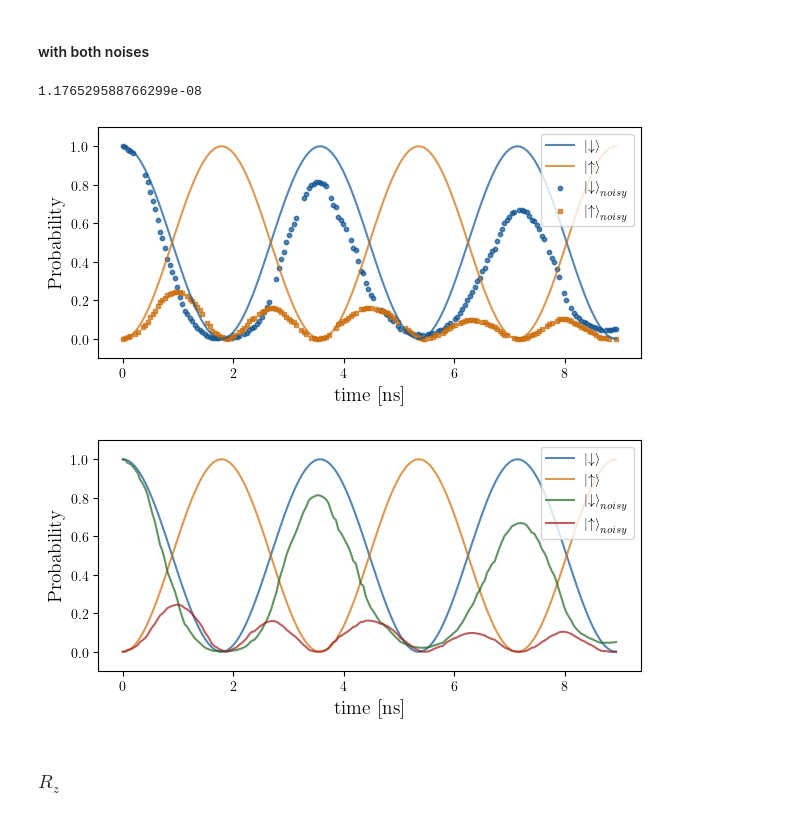
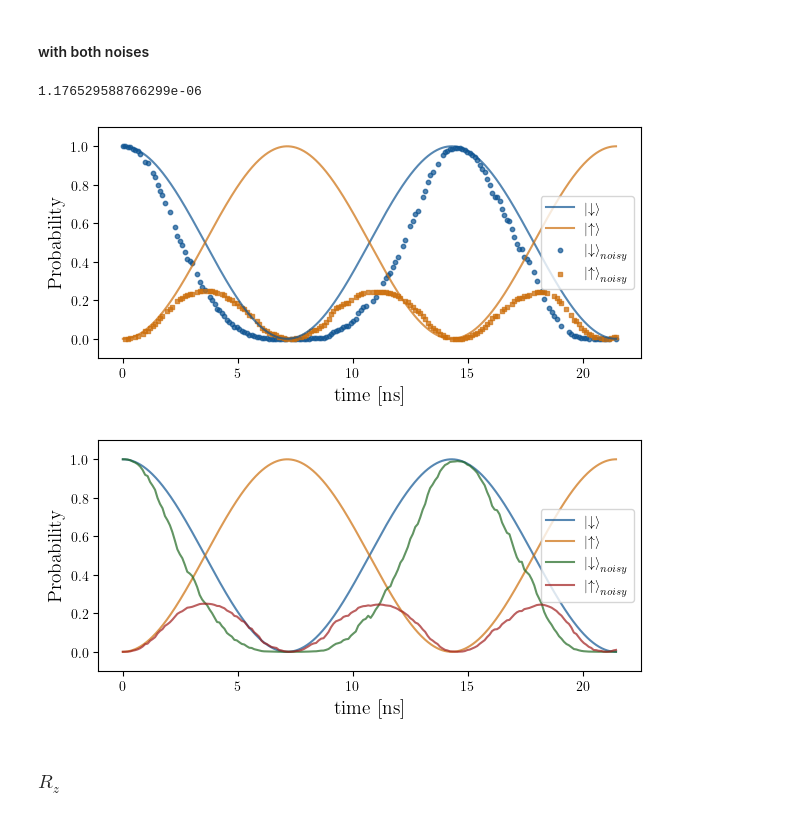
Before and after one commit to 6arlos6/QML_with_spins_using_DRU_algorithm, a Jupyter notebook: test_2_quantum_processor_model.ipynb, the cells around one changed output. Saved outputs shown, nothing was run; the diff lists cells and outputs as text; code cells hidden in the pictures.

Commit message:
"Resultados 2"

```diff
--- a/test_2_quantum_processor_model.ipynb
+++ b/test_2_quantum_processor_model.ipynb
@@ -457,16 +461,16 @@ plt.show()
 ket_0 = basis(2, 0)
 
 # Def procesador
-T2c = 2.3e-8
-T2start = 102e-8
+T2c = 2.3e-6
+T2start = 102e-6
 T1c = calculate_T1(T2c, T2start)
 print(T1c)
 
 Npoints = 200
 
-procesor_4 = Quantum_Spin_Proces(n_points_pulse_Ri = Npoints, tf_noise = True, noise_std = 0.0159,
+procesor_4 = Quantum_Spin_Proces(n_points_pulse_Ri = Npoints, tf_noise = True, noise_std = 0.00509,
                                   tf_quantum_noise = True, T1= T1c, T2 = T2c, version_qutip="5")
-angle = 5*np.pi
+angle = 3*np.pi
 out = procesor_4.Rx(angle, ket_0, tf_expect=False)
 
 # get tme and states:
@@ -482,40 +486,40 @@ state_1 = np.array([[0, 1]])
 probability_1_noisy_cq = [np.abs(state_1 @ state)[0][0]**2 for state in get_statest]
 
 # plot measure:
 fig, ax = plt.subplots(figsize=(7, 3))
 plt.rcParams['font.family'] = 'Times New Roman'
 plot_measure_continuous(ax, t, probability_0, 0, 'downarrow')
 plot_measure_continuous(ax, t, probability_1, 1, 'uparrow')
 plot_measure_scatter(ax, t_noisy_cq, probability_0_noisy_cq,0,  'downarrow', N=Npoints-25, random_seed=42, tf_noise = True)
 plot_measure_scatter(ax, t_noisy_cq, probability_1_noisy_cq, 1, 'uparrow', N=Npoints-25, random_seed=42, tf_noise = True)
 ax.set_ylabel(rf'Probability', fontsize=14)
 ax.set_xlabel(r'time [ns]', fontsize=14)
-#ax.set_title(rf'Probability of state $\left| {i} \right\rangle$', fontsize=16)
 ax.set_ylim(-0.1, 1.1)
 ax.legend()
-#ax.grid()
+path_to_save_img = os.path.join("results_of_test","test_2","probability_Rx_with_both_noise.pdf")
+plt.savefig(path_to_save_img , format='pdf', bbox_inches = 'tight')
 plt.show()
 
 
 
 
 fig, ax = plt.subplots(figsize=(7, 3))
 plt.rcParams['font.family'] = 'Times New Roman'
 plot_measure_continuous(ax, t, probability_0, 0, 'downarrow')
 plot_measure_continuous(ax, t, probability_1, 1, 'uparrow')
 plot_measure_continuous(ax, t_noisy_cq, probability_0_noisy_cq, 2, 'downarrow', tf_noise = True)
 plot_measure_continuous(ax, t_noisy_cq, probability_1_noisy_cq, 3, 'uparrow', tf_noise = True)
 ax.set_ylabel(rf'Probability', fontsize=14)
 ax.set_xlabel(r'time [ns]', fontsize=14)
-#ax.set_title(rf'Probability of state $\left| {i} \right\rangle$', fontsize=16)
 ax.set_ylim(-0.1, 1.1)
 ax.legend()
-#ax.grid()
+path_to_save_img = os.path.join("results_of_test","test_2","probability_Rx_with_both_noise.pdf")
+plt.savefig(path_to_save_img , format='pdf', bbox_inches = 'tight')
 plt.show()
 # %% [output]
-1.176529588766299e-08
+1.176529588766299e-06
-[figure, old version]
+[figure, new version]
-[figure, old version]
+[figure, new version]
 # %% [markdown]
 ### $R_z$
 # %%
```
Also changed, not shown: parts of 22 cells of this notebook, 29 other files.
